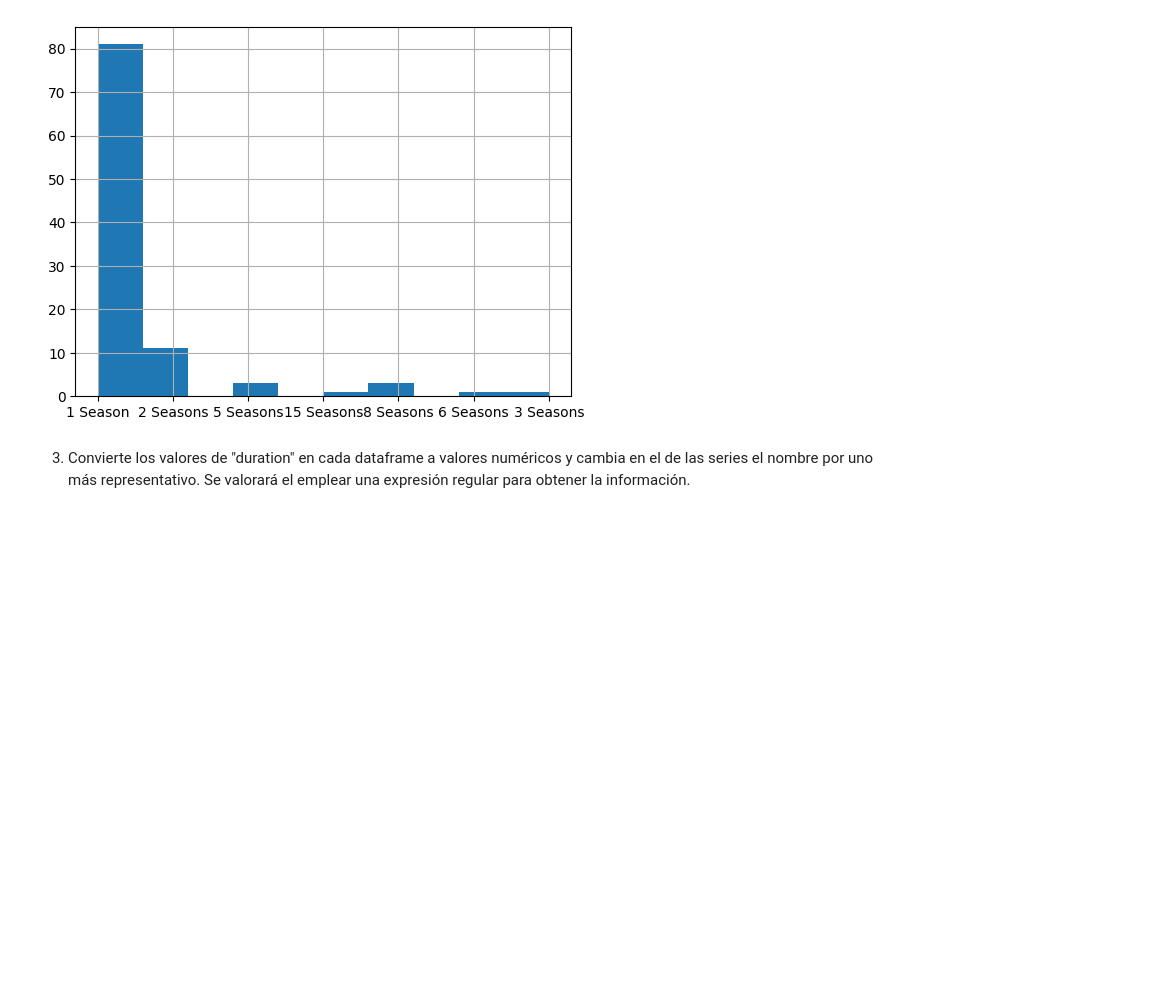
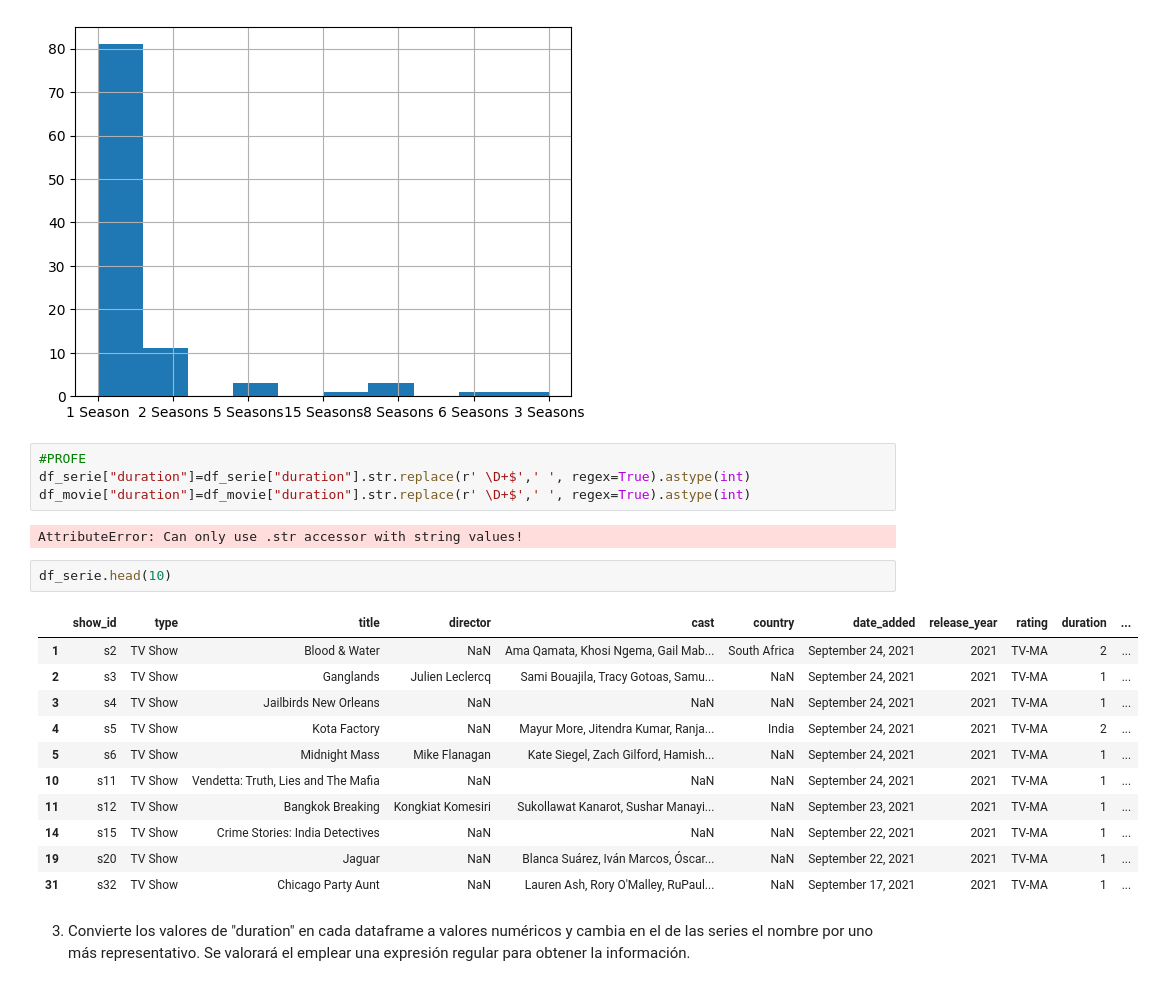
Before and after one commit to MariaRepository/ONLINE_DS_THEBRIDGE_MariaFernandez, a Jupyter notebook: 03_Analisis_de_Datos/Sprint_05/Unidad_01/Practica_Obligatoria/18_Practica_Obligatoria_ETL.ipynb, the cells around one changed output. Saved outputs shown, nothing was run; the diff lists cells and outputs as text; blank space fills up the shorter version.

```diff
--- a/03_Analisis_de_Datos/Sprint_05/Unidad_01/Practica_Obligatoria/18_Practica_Obligatoria_ETL.ipynb
+++ b/03_Analisis_de_Datos/Sprint_05/Unidad_01/Practica_Obligatoria/18_Practica_Obligatoria_ETL.ipynb
@@ -795,6 +977,26 @@ df_serie["duration"].hist()
 # %% [output]
 <Axes: >
 [figure]
+# %%
+#PROFE
+df_serie["duration"]=df_serie["duration"].str.replace(r' \D+$',' ', regex=True).astype(int)
+df_movie["duration"]=df_movie["duration"].str.replace(r' \D+$',' ', regex=True).astype(int)
+# %% [output]
+AttributeError: Can only use .str accessor with string values!
+# %%
+df_serie.head(10)
+# %% [output]
+|  | show_id | type | title | director | cast | country | date_added | release_year | rating | duration | ... |
+| 1 | s2 | TV Show | Blood & Water | NaN | Ama Qamata, Khosi Ngema, Gail Mab... | South Africa | September 24, 2021 | 2021 | TV-MA | 2 | ... |
+| 2 | s3 | TV Show | Ganglands | Julien Leclercq | Sami Bouajila, Tracy Gotoas, Samu... | NaN | September 24, 2021 | 2021 | TV-MA | 1 | ... |
+| 3 | s4 | TV Show | Jailbirds New Orleans | NaN | NaN | NaN | September 24, 2021 | 2021 | TV-MA | 1 | ... |
+| 4 | s5 | TV Show | Kota Factory | NaN | Mayur More, Jitendra Kumar, Ranja... | India | September 24, 2021 | 2021 | TV-MA | 2 | ... |
+| 5 | s6 | TV Show | Midnight Mass | Mike Flanagan | Kate Siegel, Zach Gilford, Hamish... | NaN | September 24, 2021 | 2021 | TV-MA | 1 | ... |
+| 10 | s11 | TV Show | Vendetta: Truth, Lies and The Mafia | NaN | NaN | NaN | September 24, 2021 | 2021 | TV-MA | 1 | ... |
+| 11 | s12 | TV Show | Bangkok Breaking | Kongkiat Komesiri | Sukollawat Kanarot, Sushar Manayi... | NaN | September 23, 2021 | 2021 | TV-MA | 1 | ... |
+| 14 | s15 | TV Show | Crime Stories: India Detectives | NaN | NaN | NaN | September 22, 2021 | 2021 | TV-MA | 1 | ... |
+| 19 | s20 | TV Show | Jaguar | NaN | Blanca Suárez, Iván Marcos, Óscar... | NaN | September 22, 2021 | 2021 | TV-MA | 1 | ... |
+| 31 | s32 | TV Show | Chicago Party Aunt | NaN | Lauren Ash, Rory O'Malley, RuPaul... | NaN | September 17, 2021 | 2021 | TV-MA | 1 | ... |
 # %% [markdown]
 3. Convierte los valores de "duration" en cada dataframe a valores numéricos y cambia en el de las series el nombre por uno más representativo. Se valorará el emplear una expresión regular para obtener la información.
 # %% [markdown]
```
Also changed, not shown: parts of 29 cells of this notebook.
